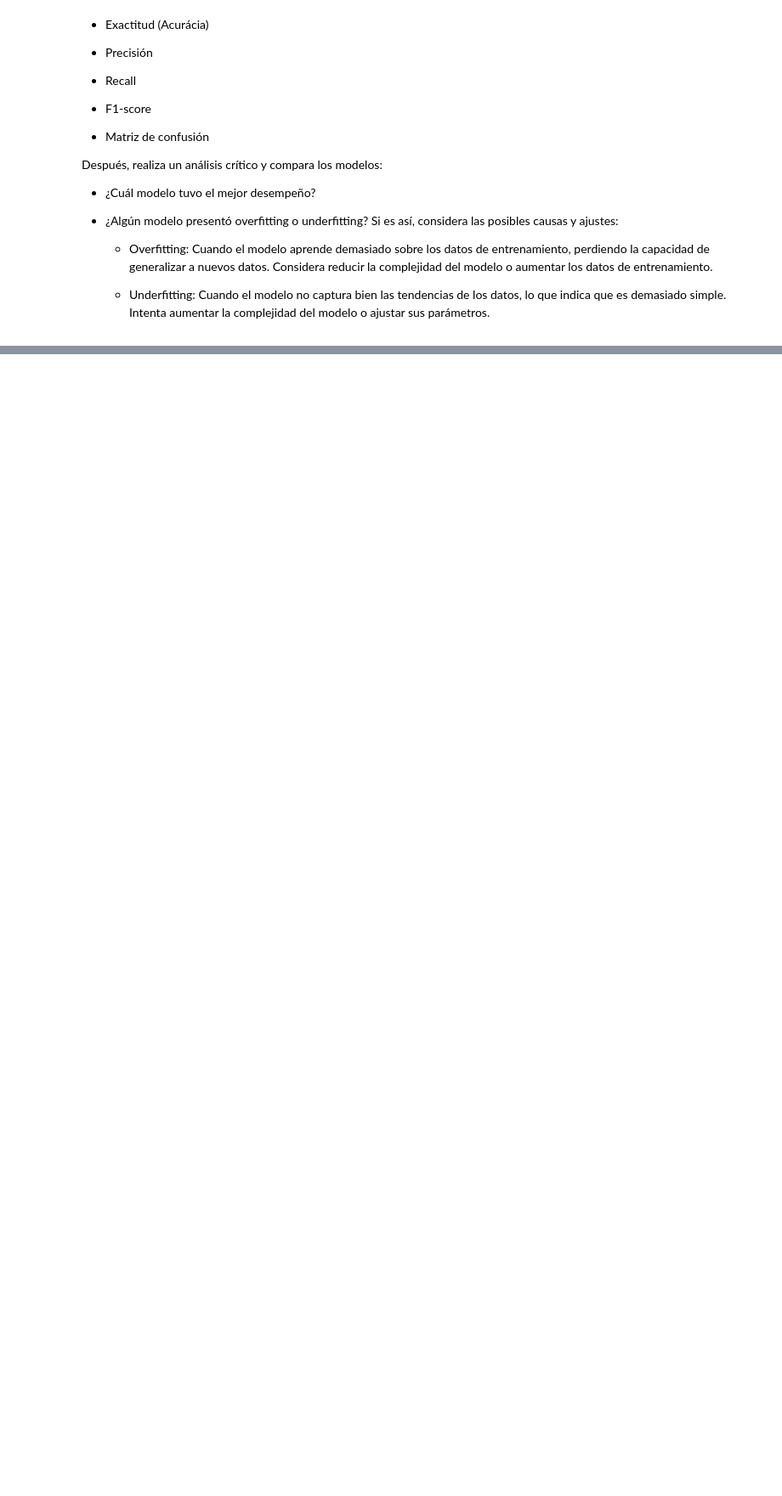
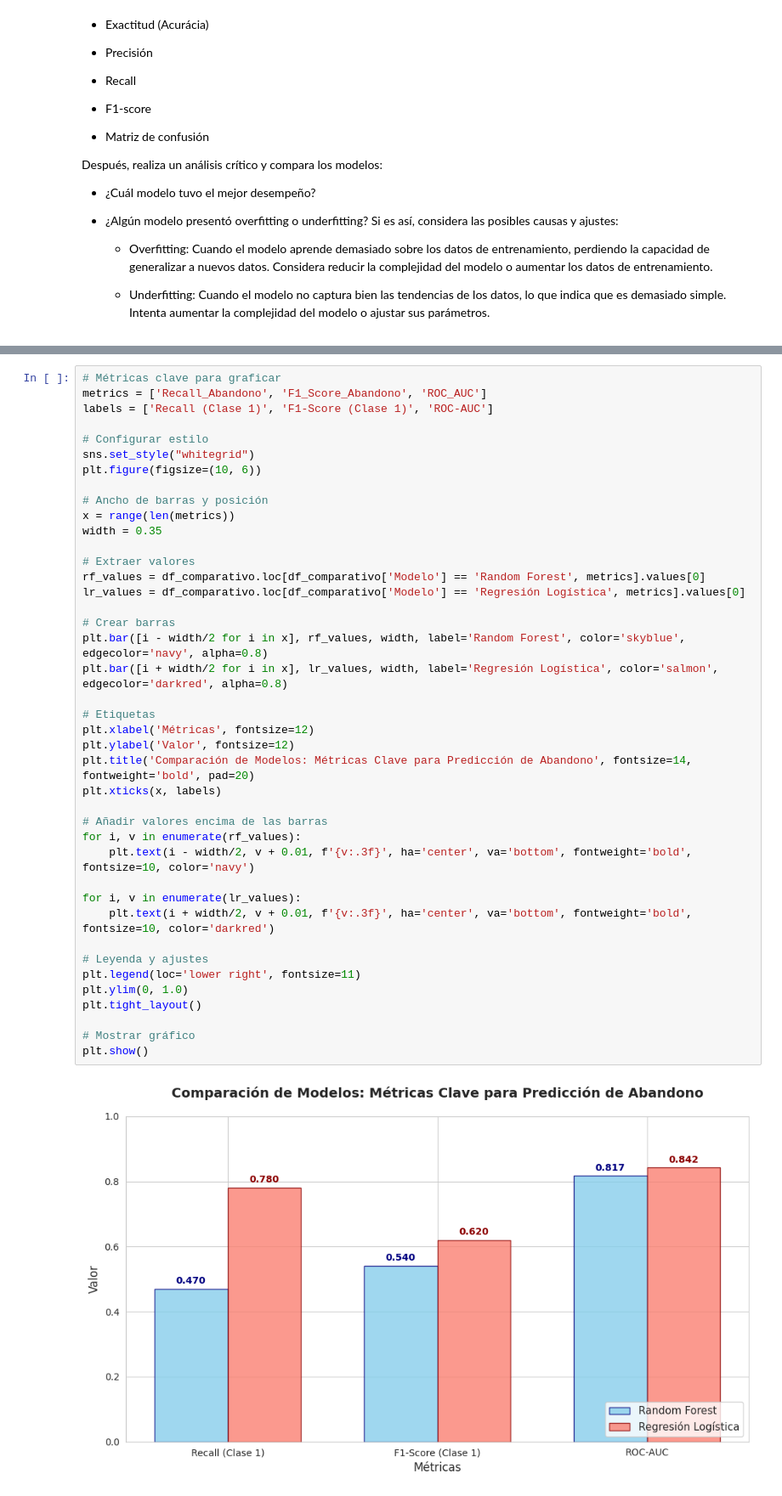
Before and after one commit to AenimaLabs/TelecomX2, a Jupyter notebook: TelecomX2.ipynb, the cells around one changed output, grey strips where cells are left out. Shown at 85% size. Drawn from its saved outputs; the diff is of its cells as text; blank space fills up the shorter version.

```diff
--- a/TelecomX2.ipynb
+++ b/TelecomX2.ipynb
@@ -717,0 +775,43 @@ Después, realiza un análisis crítico y compara los modelos:
+# %%
+# Métricas clave para graficar
+metrics = ['Recall_Abandono', 'F1_Score_Abandono', 'ROC_AUC']
+labels = ['Recall (Clase 1)', 'F1-Score (Clase 1)', 'ROC-AUC']
+
+# Configurar estilo
+sns.set_style("whitegrid")
+plt.figure(figsize=(10, 6))
+
+# Ancho de barras y posición
+x = range(len(metrics))
+width = 0.35
+
+# Extraer valores
+rf_values = df_comparativo.loc[df_comparativo['Modelo'] == 'Random Forest', metrics].values[0]
+lr_values = df_comparativo.loc[df_comparativo['Modelo'] == 'Regresión Logística', metrics].values[0]
+
+# Crear barras
+plt.bar([i - width/2 for i in x], rf_values, width, label='Random Forest', color='skyblue', edgecolor='navy', alpha=0.8)
+plt.bar([i + width/2 for i in x], lr_values, width, label='Regresión Logística', color='salmon', edgecolor='darkred', alpha=0.8)
+
+# Etiquetas
+plt.xlabel('Métricas', fontsize=12)
+plt.ylabel('Valor', fontsize=12)
+plt.title('Comparación de Modelos: Métricas Clave para Predicción de Abandono', fontsize=14, fontweight='bold', pad=20)
+plt.xticks(x, labels)
+
+# Añadir valores encima de las barras
+for i, v in enumerate(rf_values):
+    plt.text(i - width/2, v + 0.01, f'{v:.3f}', ha='center', va='bottom', fontweight='bold', fontsize=10, color='navy')
+
+for i, v in enumerate(lr_values):
+    plt.text(i + width/2, v + 0.01, f'{v:.3f}', ha='center', va='bottom', fontweight='bold', fontsize=10, color='darkred')
+
+# Leyenda y ajustes
+plt.legend(loc='lower right', fontsize=11)
+plt.ylim(0, 1.0)
+plt.tight_layout()
+
+# Mostrar gráfico
+plt.show()
+# %% [output]
+[figure, added]
```
Also changed, not shown: parts of 26 cells of this notebook.
